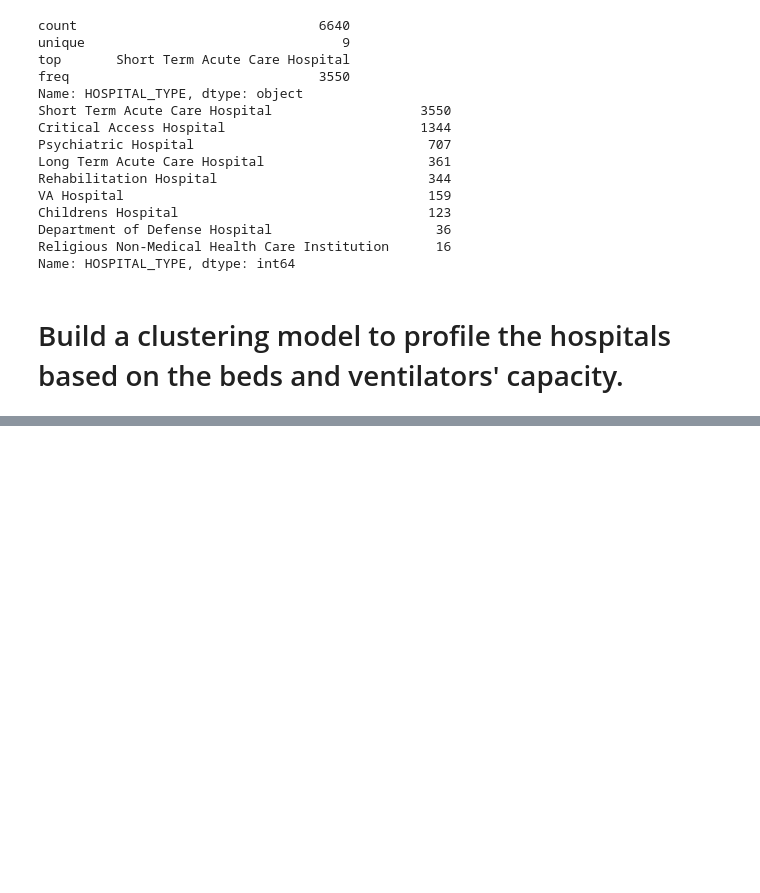
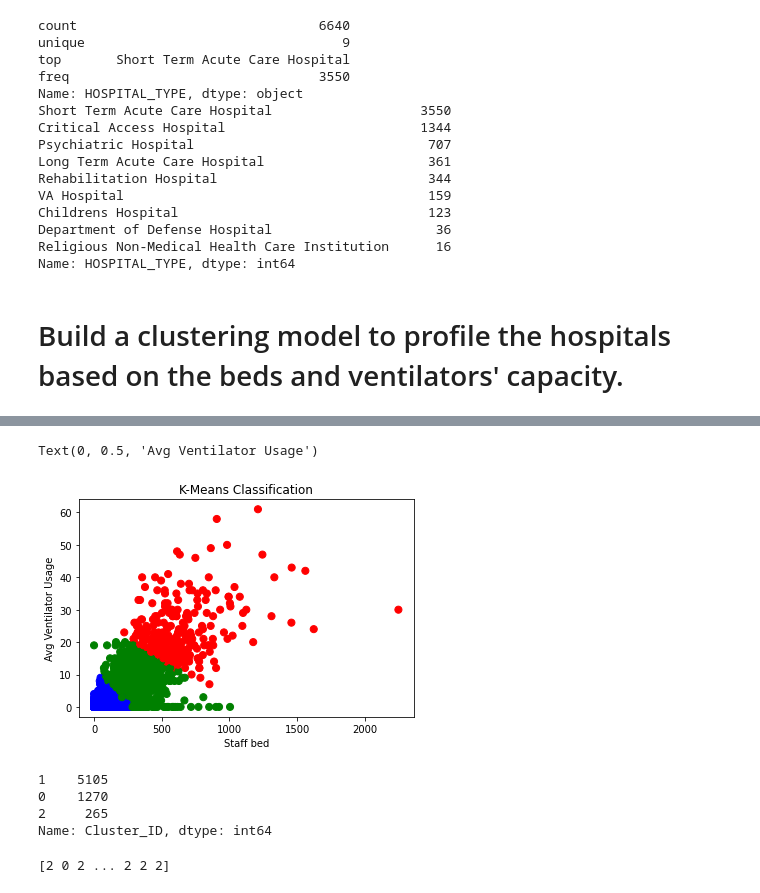
Before and after one commit to dnewton090/covid19-diagnostics, a Jupyter notebook: Descriptive mining.ipynb, the cells around one changed output, grey strips where cells are left out. Saved outputs shown, nothing was run; the diff lists cells and outputs as text; code cells hidden in the pictures; blank space fills up the shorter version.

```diff
--- a/Descriptive mining.ipynb
+++ b/Descriptive mining.ipynb
@@ -120,0 +146,20 @@ memory usage: 752.2+ KB
+# %%
+color_theme = np.array(['red', 'blue','green'])
+plt.scatter(x=df2.NUM_STAFFED_BEDS, y=df2.AVG_VENTILATOR_USAGE, c=color_theme[clustering.labels_], s=50)
+plt.title('K-Means Classification')
+plt.xlabel("Staff bed")
+plt.ylabel("Avg Ventilator Usage")
+# %% [output]
+Text(0, 0.5, 'Avg Ventilator Usage')
+[figure, added]
+# %%
+df2['Cluster_ID'].value_counts()
+# %% [output]
+1    5105
+0    1270
+2     265
+Name: Cluster_ID, dtype: int64
+# %%
+print(clustering.labels_)
+# %% [output]
+[2 0 2 ... 2 2 2]
```
Also changed, not shown: parts of 10 cells of this notebook, 1 other file.
